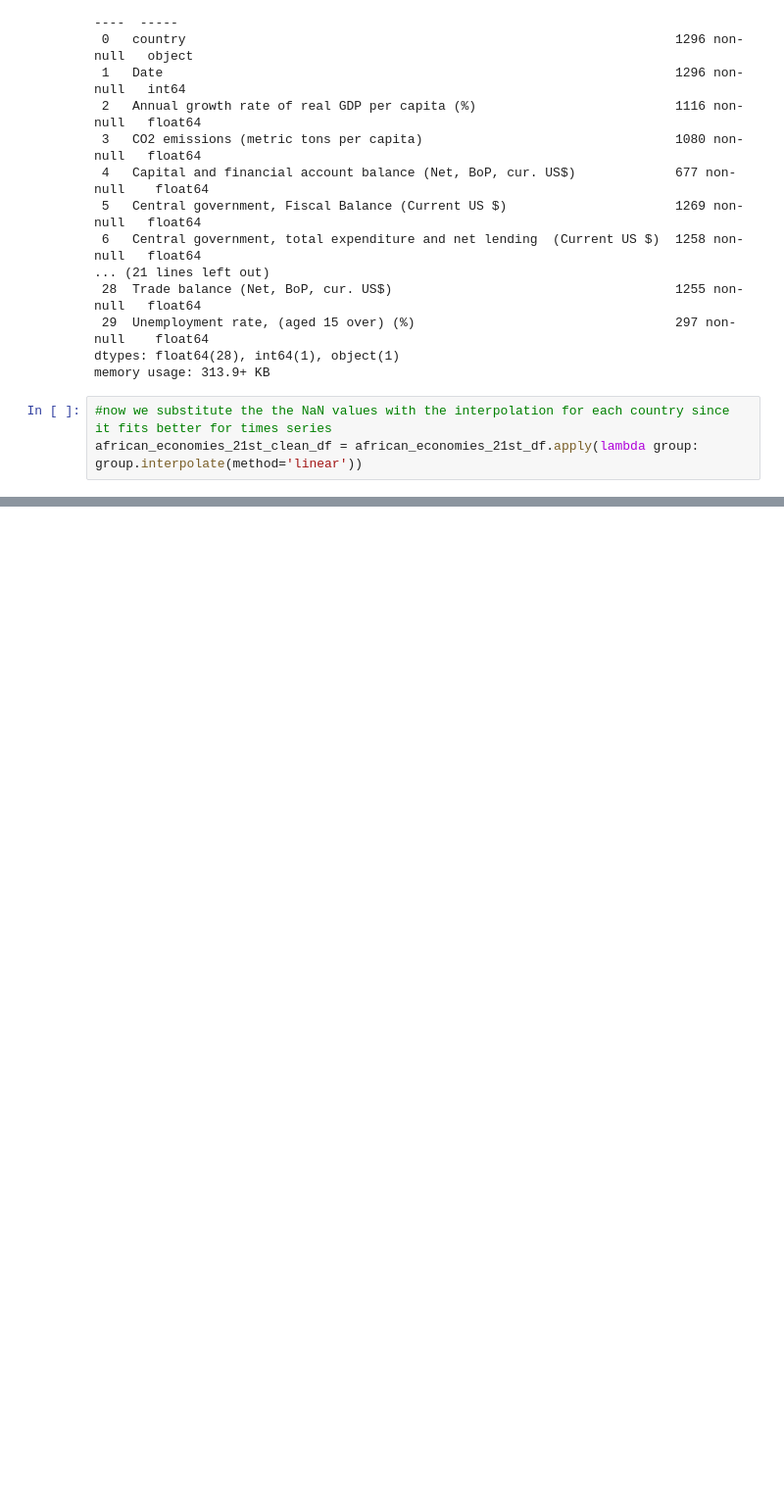
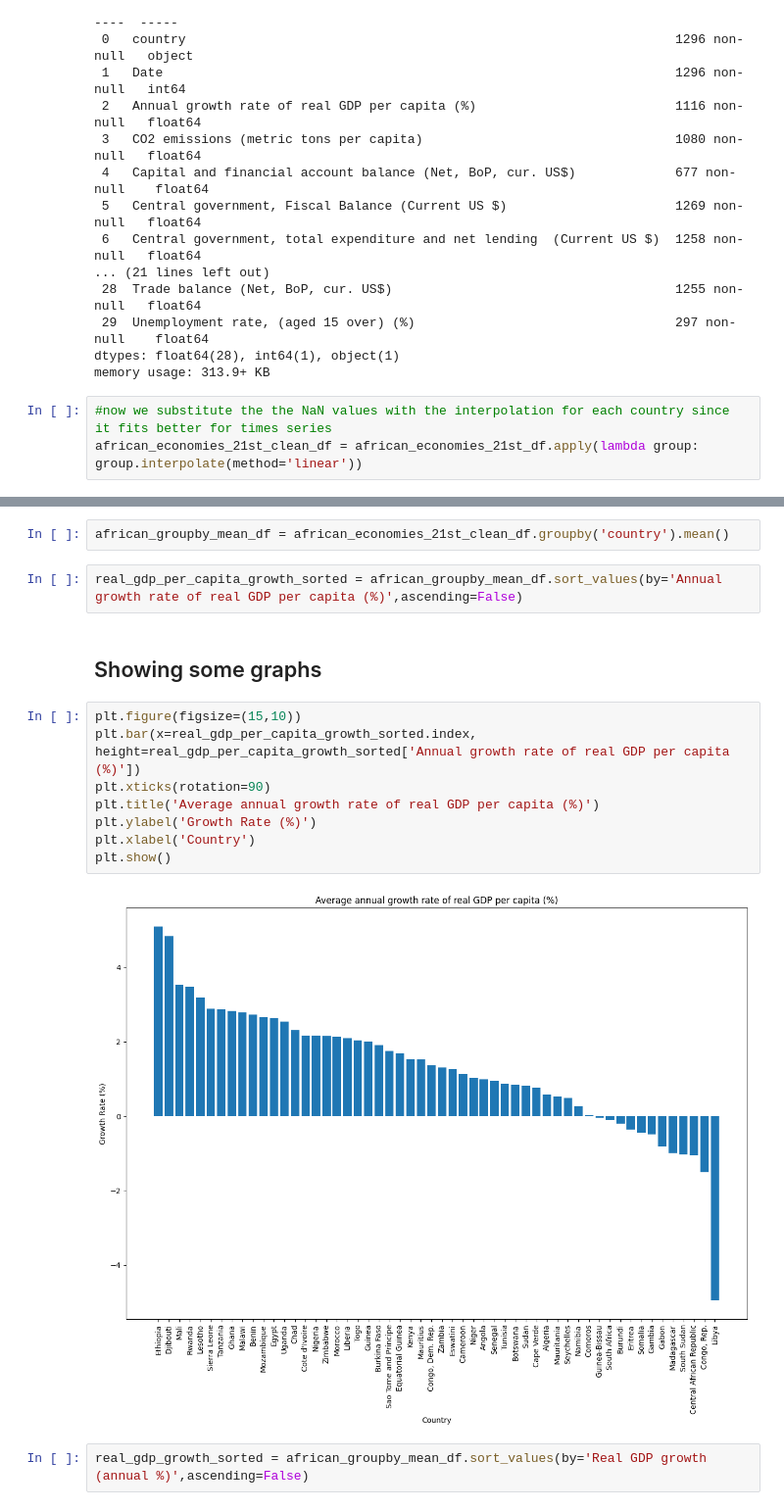
Before and after one commit to arsenilsina/prog_project, a Jupyter notebook: african_economies.ipynb, the cells around one changed output, grey strips where cells are left out. Shown: that part at 98% size. Cells and saved outputs as stored; diff of their text form; blank space fills up the shorter version.

Commit message:
plotting the first graphs

```diff
--- a/african_economies.ipynb
+++ b/african_economies.ipynb
@@ -88,0 +114,18 @@ african_economies_21st_clean_df = african_economies_21st_df.apply(lambda group:
+# %%
+african_groupby_mean_df = african_economies_21st_clean_df.groupby('country').mean()
+# %%
+real_gdp_per_capita_growth_sorted = african_groupby_mean_df.sort_values(by='Annual growth rate of real GDP per capita (%)',ascending=False)
+# %% [markdown]
+## Showing some graphs
+# %%
+plt.figure(figsize=(15,10))
+plt.bar(x=real_gdp_per_capita_growth_sorted.index, height=real_gdp_per_capita_growth_sorted['Annual growth rate of real GDP per capita (%)'])
+plt.xticks(rotation=90)
+plt.title('Average annual growth rate of real GDP per capita (%)')
+plt.ylabel('Growth Rate (%)')
+plt.xlabel('Country')
+plt.show()
+# %% [output]
+[figure, added]
+# %%
+real_gdp_growth_sorted = african_groupby_mean_df.sort_values(by='Real GDP growth (annual %)',ascending=False)
```
Also changed, not shown: parts of 11 cells of this notebook, 1 other file.
